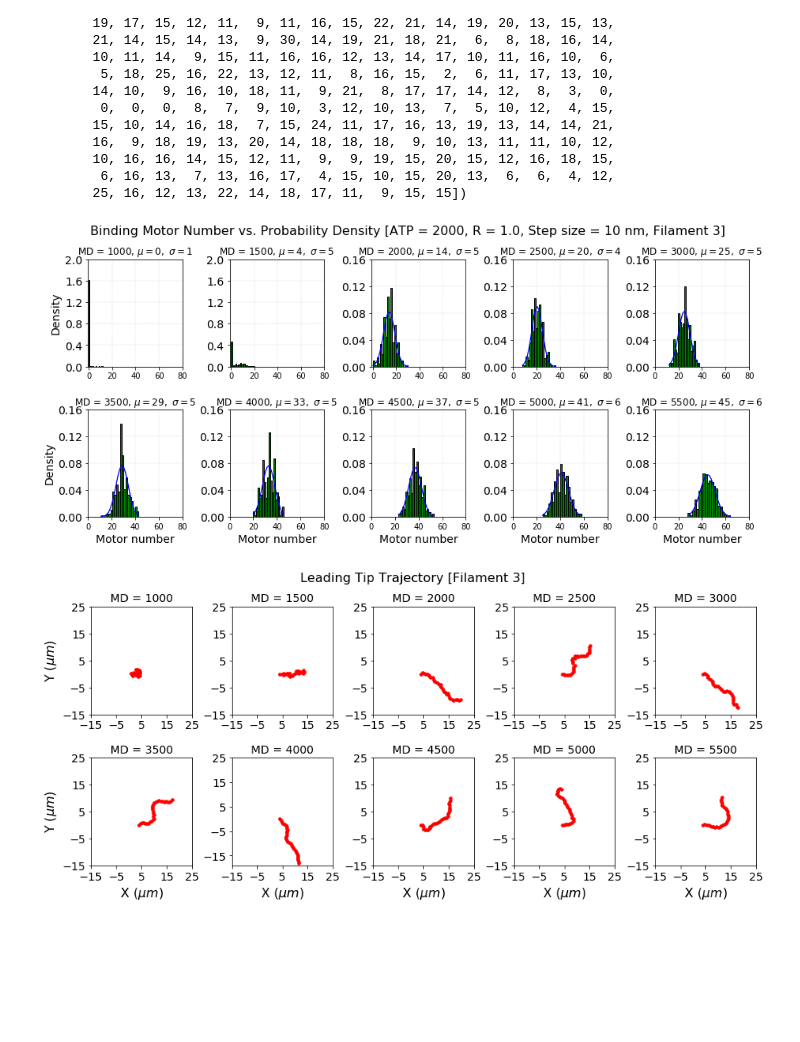
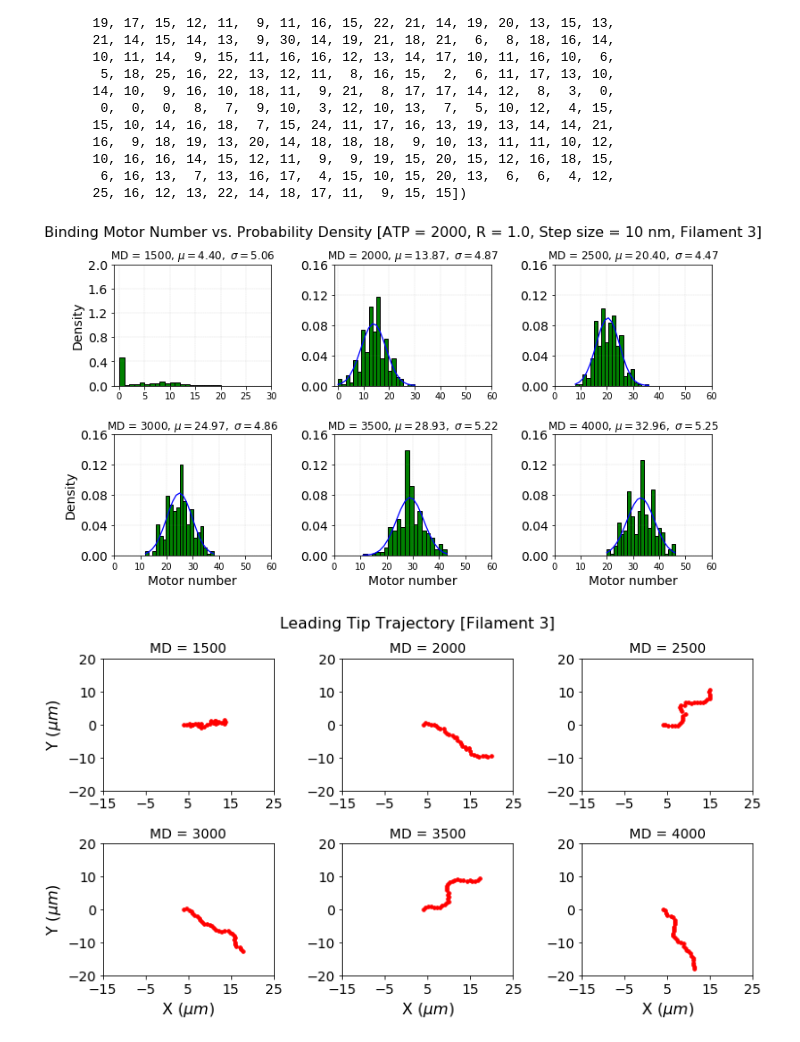
Before and after one commit to SamMachariaPhD/simulate201819, a Jupyter notebook: motorDensity.ipynb, the cells around one changed output. Cells and saved outputs as stored; diff of their text form; code cells hidden in the pictures; blank space fills up the shorter version.

```diff
--- a/motorDensity.ipynb
+++ b/motorDensity.ipynb
@@ -310,23 +458,23 @@ for j in range(11):
     AF739.append(AF739MD)
     md = md+500
 # %%
-plt.figure(figsize=(15,6))
+plt.figure(figsize=(12,6))
 plt.suptitle('Leading Tip Trajectory [Filament 2]', fontsize=16)
 plt.subplots_adjust(wspace=0.4)
 plt.subplots_adjust(hspace=0.4)
 plt.axes().set_aspect('equal')
 
-md = 1000
+md = 1500
 
-for i in range(1,11):
-    plt.subplot(2,5,i)
+for i in range(2,8):
+    plt.subplot(2,3,i-1)
     plt.plot(AF739[i]['x'],AF739[i]['y'], label='Leading tip', color='red', marker='.', linestyle='-', linewidth=0.5, markersize=7)
     plt.xticks(np.arange(-15,26,step=10),fontsize=14)
-    plt.yticks(np.arange(-15,26,step=10),fontsize=14)
+    plt.yticks(np.arange(-20,26,step=10),fontsize=14)
     plt.title('MD = %d'%(md), fontsize=14)
-    if i==1 or i==6:
+    if i==2 or i==5:
         plt.ylabel('Y ($\mu m$)', fontsize=16)
-    if i>5:
+    if i>4:
         plt.xlabel('X ($\mu m$)', fontsize=16)
     md = md+500
 plt.savefig('traj739.svg',fmt='svg',dpi=2000, bbox_inches='tight')
@@ -363,36 +586,36 @@ array([18, 14, 14, 14,  8, 15,  3, 18, 18, 19, 13, 21, 15, 19, 19, 13, 17,
         6, 16, 13,  7, 13, 16, 17,  4, 15, 10, 15, 20, 13,  6,  6,  4, 12,
        25, 16, 12, 13, 22, 14, 18, 17, 11,  9, 15, 15])
 # %%
-plt.figure(figsize=(15,6))
+plt.figure(figsize=(12,6))
 plt.axis('tight')
 plt.suptitle('Binding Motor Number vs. Probability Density [ATP = 2000, R = 1.0, Step size = 10 nm, Filament 3]', fontsize=16)
 
-plt.subplots_adjust(wspace=0.5)
+plt.subplots_adjust(wspace=0.4)
 plt.subplots_adjust(hspace=0.4)
 
-byn = 20; md = 1000
+byn = 20; md = 1500
 
-for i in range(1,11):
-    plt.subplot(2,5,i)
+for i in range(2,8):
+    plt.subplot(2,3,i-1)
     (mu,sigma)=norm.fit(bm737[i])
     n,bins,patches = plt.hist(bm737[i],byn, density=True, alpha=1,histtype='bar',ec='black',color='green')
-    plt.title(r'MD = %d, $\mu=%.0f,\ \sigma=%.0f$' %(md, mu, sigma))
+    plt.title(r'MD = %d, $\mu=%.2f,\ \sigma=%.2f$' %(md, mu, sigma))
     plt.grid(color='gray',which='both',linestyle=':',linewidth=0.25)
     if i>2:
         plt.plot(bins,1/(sigma*np.sqrt(2*np.pi))*np.exp(-(bins-mu)**2/(2*sigma**2)),'b-',lw=1.3)
         plt.yticks(np.arange(0,0.17,step=0.04), fontsize=14)
-        plt.xticks(np.arange(0,81,step=20))
+        plt.xticks(np.arange(0,61,step=10))
     elif i<3:
         plt.yticks(np.arange(0,2.1,step=0.4), fontsize=14)
-        plt.xticks(np.arange(0,81,step=20))
-    if i==1 or i==6:
+        plt.xticks(np.arange(0,31,step=5))
+    if i==2 or i==5:
         plt.ylabel('Density', fontsize=14)
-    if i>5:
+    if i>4:
         plt.xlabel('Motor number', fontsize=14)
     md = md+500
 plt.savefig('bmHist737.svg',fmt='svg',dpi=2000, bbox_inches='tight')
 # %% [output]
-[figure, old version]
+[figure, new version]
 # %%
 AF737 = []; md = 500
 
@@ -403,25 +626,25 @@ for j in range(11):
     AF737.append(AF737MD)
     md = md+500
 # %%
-plt.figure(figsize=(15,6))
+plt.figure(figsize=(12,6))
 plt.suptitle('Leading Tip Trajectory [Filament 3]', fontsize=16)
 plt.subplots_adjust(wspace=0.4)
 plt.subplots_adjust(hspace=0.4)
 plt.axes().set_aspect('equal')
 
-md = 1000
+md = 1500
 
-for i in range(1,11):
-    plt.subplot(2,5,i)
+for i in range(2,8):
+    plt.subplot(2,3,i-1)
     plt.plot(AF737[i]['x'],AF737[i]['y'], label='Leading tip', color='red', marker='.', linestyle='-', linewidth=0.5, markersize=7)
     plt.xticks(np.arange(-15,26,step=10),fontsize=14)
-    plt.yticks(np.arange(-15,26,step=10),fontsize=14)
+    plt.yticks(np.arange(-20,26,step=10),fontsize=14)
     plt.title('MD = %d'%(md), fontsize=14)
-    if i==1 or i==6:
+    if i==2 or i==5:
         plt.ylabel('Y ($\mu m$)', fontsize=16)
-    if i>5:
+    if i>4:
         plt.xlabel('X ($\mu m$)', fontsize=16)
     md = md+500
 plt.savefig('traj737.svg',fmt='svg',dpi=2000, bbox_inches='tight')
 # %% [output]
-[figure, old version]
+[figure, new version]
```
Also changed, not shown: parts of 20 cells of this notebook, 11 other files.
